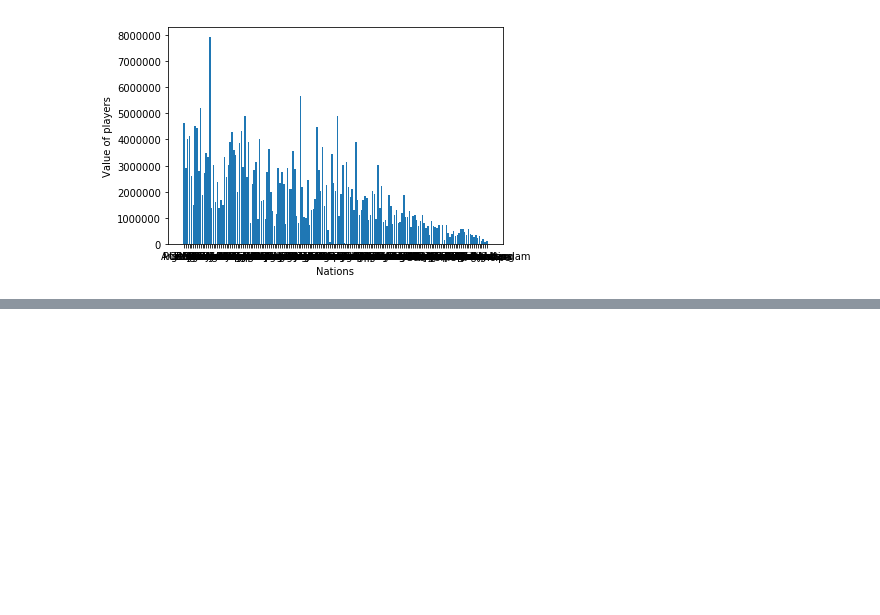
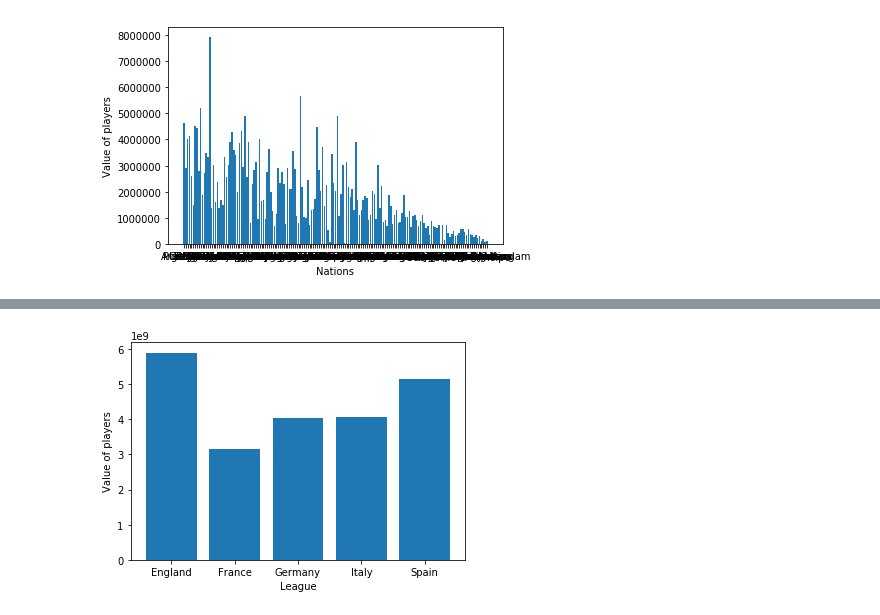
Before and after one commit to Fournierp/Fifa18, a Jupyter notebook: Fifa 18 Model.ipynb, the cells around one changed output, grey strips where cells are left out. Cells and saved outputs as stored; diff of their text form; code cells hidden in the pictures; blank space fills up the shorter version.

```diff
--- a/Fifa 18 Model.ipynb
+++ b/Fifa 18 Model.ipynb
@@ -161,7 +139,7 @@ plt.show()
 [figure]
 # %%
 #The proportion of foreign player per league
-club_list_per_country = {
+club_list_per_league = {
     'England' : ['Manchester United', 'Chelsea', 'Manchester City', 'Arsenal', 'Tottenham Hotspur', 'Liverpool', 'Leicester City', 'Southampton', 'Everton', 'Swansea City', 'Stoke City', 'West Ham United', 'Watford', 'Bournemouth', 'Crystal Palace', 'West Bromwich Albion', 'Burnley', 'Newcastle United', 'Brighton & Hove Albion', 'Huddersfield Town'],
     'France' : ['Paris Saint-Germain', 'AS Monaco', 'AS Saint-Étienne', 'Olympique de Marseille', 'Olympique Lyonnais', 'OGC Nice', 'Girondins de Bordeaux', 'Stade Rennais FC', 'Montpellier Hérault SC', 'FC Nantes', 'En Avant de Guingamp', 'Amiens SC Football', 'Dijon FCO', 'Angers SCO', 'LOSC Lille', 'RC Strasbourg', 'SM Caen', 'Toulouse FC', 'ES Troyes AC', 'FC Metz'],
     'Germany' : ['FC Bayern Munich', 'Borussia Dortmund', 'Bayer 04 Leverkusen', 'FC Schalke 04', 'RB Leipzig', 'Borussia Mönchengladbach', 'TSG 1899 Hoffenheim', 'SV Werder Bremen', 'VfL Wolfsburg', 'Hertha BSC Berlin', 'Eintracht Frankfurt', 'VfB Stuttgart', 'Eintracht Braunschweig', 'FC Augsburg', '1. FSV Mainz 05', 'Hamburger SV', 'Hannover 96', 'SC Freiburg'],
@@ -175,8 +153,8 @@ nationality_proportion = {'England' : [0, 0], 'France' : [0, 0], 'Germany' : [0,
 def count_foreign_players():
     index = 0
     while (index < len(two_columns)):
-        for country in club_list_per_country:
-            if two_columns['Club'][index] in club_list_per_country[country]:
+        for country in club_list_per_league:
+            if two_columns['Club'][index] in club_list_per_league[country]:
                 if two_columns['Nationality'][index] == country:
                     nationality_proportion[country][0] = nationality_proportion[country][0] + 1
                 else:
@@ -255 +239,34 @@ plt.show()
+# %%
+#Player value per league
+value_per_league = {'League': 0}
+def sum_values(series):
+    if series[1][-1] == 'M':
+        value = float(series[1][1:-1])*1000000
+    elif series[1][-1] == 'K':
+        value = float(series[1][1:-1])*1000
+    else:
+        value = float(series[1][1:])
+
+    for league in club_list_per_league:
+        if series[0] in club_list_per_league[league]:
+            league_value[league] += value
+            return league
+    return np.NaN
+
+league_value = {'England' : 0, 'France' : 0, 'Germany' : 0, 'Italy' : 0, 'Spain' : 0}
+
+club_value = processed_df[['Club', 'Value']]
+club_value.apply(sum_values, 1)
+value_per_league.pop('League', None)
+
+for league in value_per_league:
+    league_value[league] = league_value[league] / (float(nationality_proportion[league][0])+float(nationality_proportion[league][1]))
+
+plt.bar(range(len(league_value)), list(league_value.values()), align='center',)
+plt.xticks(range(len(league_value)), list(league_value.keys()))
+plt.xlabel('League')
+plt.ylabel('Value of players')
+plt.show()
+# %% [output]
+[figure, added]
 # %%
```
Also changed, not shown: parts of 5 cells of this notebook.
